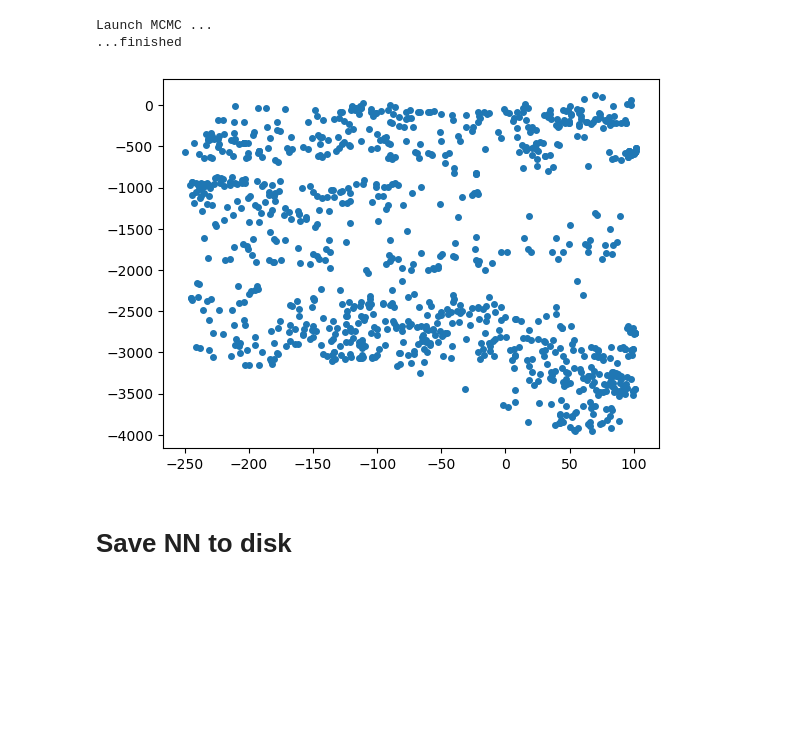
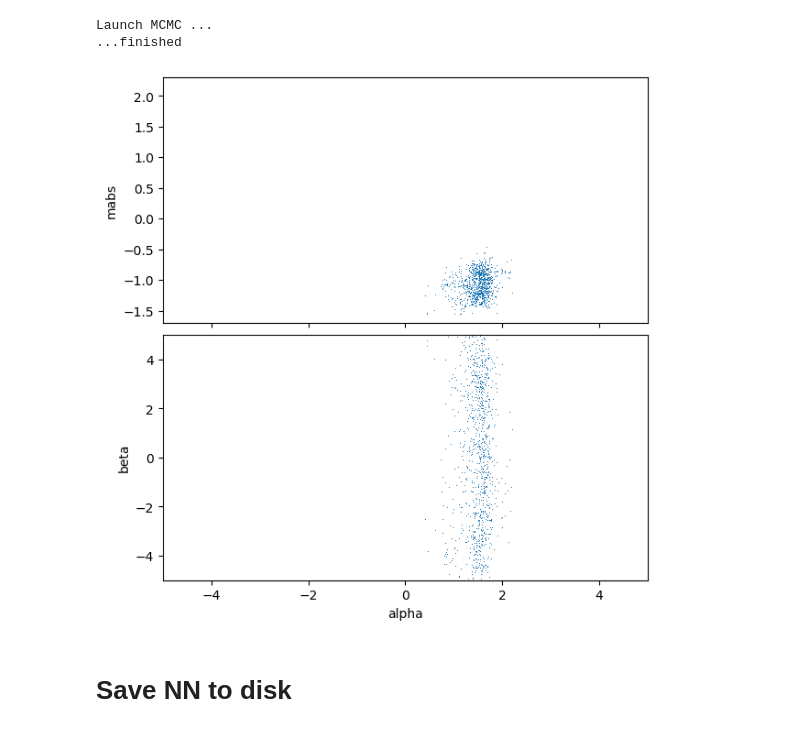
Before and after one commit to a-trigui/ximinf, a Jupyter notebook: notebooks/2_train_nn.ipynb, the cells around one changed output. Cells and saved outputs as stored; diff of their text form; code cells hidden in the pictures; blank space fills up the shorter version.

```diff
--- a/notebooks/2_train_nn.ipynb
+++ b/notebooks/2_train_nn.ipynb
@@ -666,6 +700,6 @@ print(theta_star[1,:])
 # %%
 # Select a single test sample (or batch) as input
-test_data = xy_test[0, :]  # single sample, shape (n_features,)
+test_data = xy_test[index, :]  # single sample, shape (n_features,)
 
 with jax.default_device(cpu):
     def log_post(theta):
@@ -676,7 +710,7 @@ with jax.default_device(cpu):
             test_data,
             BOUNDS,
             param_groups,
-            param_names
+            global_param_names
         )
 
     # Initial position at the middle of priors
@@ -696,11 +730,48 @@ print("...finished")
 # %% [output]
 Launch MCMC ...
 ...finished
-# %%
-plt.plot(post[:,3], post[:,1], 'o', markersize=4)  # faster than scatter ??
-plt.show()
-# %% [output]
-[figure, removed]
+# %%
+# post has shape (n_samples, n_params)
+n_samples, n_params = post.shape
+
+# First parameter is always the abscissa
+x = post[:, 0]
+
+# Create one subplot per remaining parameter
+fig, axes = plt.subplots(
+    n_params - 1,
+    1,
+    figsize=(6, 3 * (n_params - 1)),
+    sharex=True,
+    constrained_layout=True
+)
+
+# Ensure axes is iterable even if n_params == 2
+if n_params == 2:
+    axes = [axes]
+
+for i, ax in enumerate(axes, start=1):
+    y = post[:, i]
+
+    ax.plot(
+        x,
+        y,
+        ',',
+        markersize=4
+    )
+
+    # Axis limits from priors
+    ax.set_xlim(BOUNDS[0, 0], BOUNDS[0, 1])
+    ax.set_ylim(BOUNDS[i, 0], BOUNDS[i, 1])
+
+    # Labels
+    ax.set_ylabel(global_param_names[i])
+
+axes[-1].set_xlabel(global_param_names[0])
+
+plt.show()
+# %% [output]
+[figure, added]
 # %% [markdown]
 # Save NN to disk
 # %%
```
Also changed, not shown: parts of 22 cells of this notebook, 4 other files.
